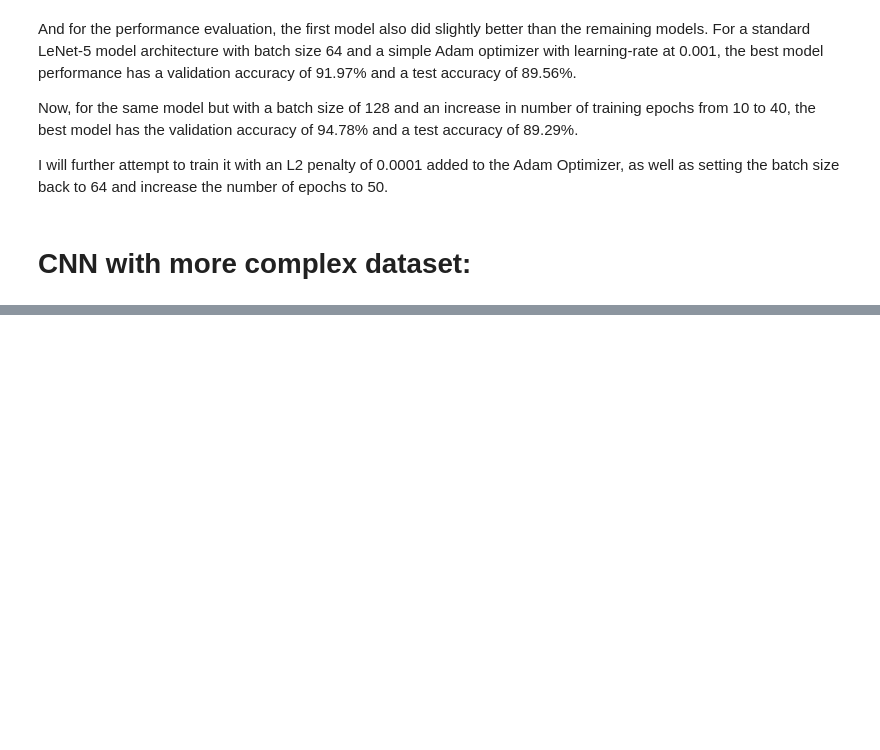
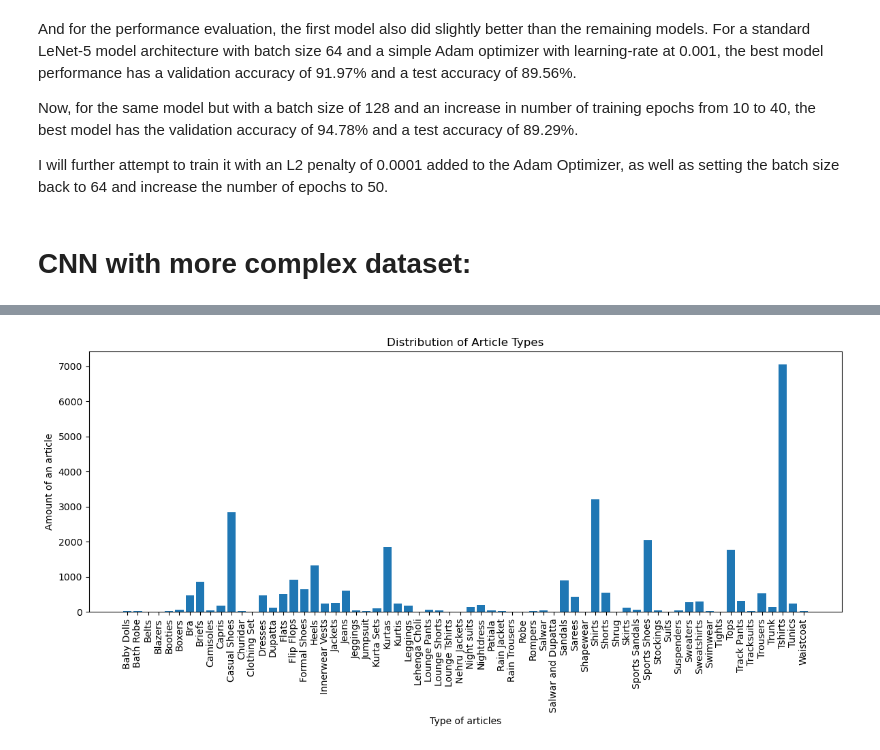
Before and after one commit to AmalieSommer/fashion-mnist-image-classifier, a Jupyter notebook: main.ipynb, the cells around one changed output, grey strips where cells are left out. Drawn from its saved outputs; the diff is of its cells as text; code cells hidden in the pictures; blank space fills up the shorter version.

```diff
--- a/main.ipynb
+++ b/main.ipynb
@@ -545,0 +569,4 @@ df[['masterCategory']]
+# %%
+fashion_df = data[(data['masterCategory'] == 'Apparel') | (data['masterCategory'] == 'Footwear')]
+fashion_categories = set(fashion_df['subCategory'])
+print(fashion_categories)
@@ -545,0 +596,15 @@ df[['masterCategory']]
+# %%
+import matplotlib.pyplot as plt
+
+articles = fashion_df.groupby(['articleType']).size().reset_index(name='counts')
+
+plt.figure(figsize=(12,6))
+plt.bar(articles['articleType'], articles['counts'])
+plt.xticks(rotation=90)
+plt.xlabel('Type of articles')
+plt.ylabel('Amount of an article')
+plt.title('Distribution of Article Types')
+plt.tight_layout()
+plt.show()
+# %% [output]
+[figure, added]
```
Also changed, not shown: parts of 37 cells of this notebook.
